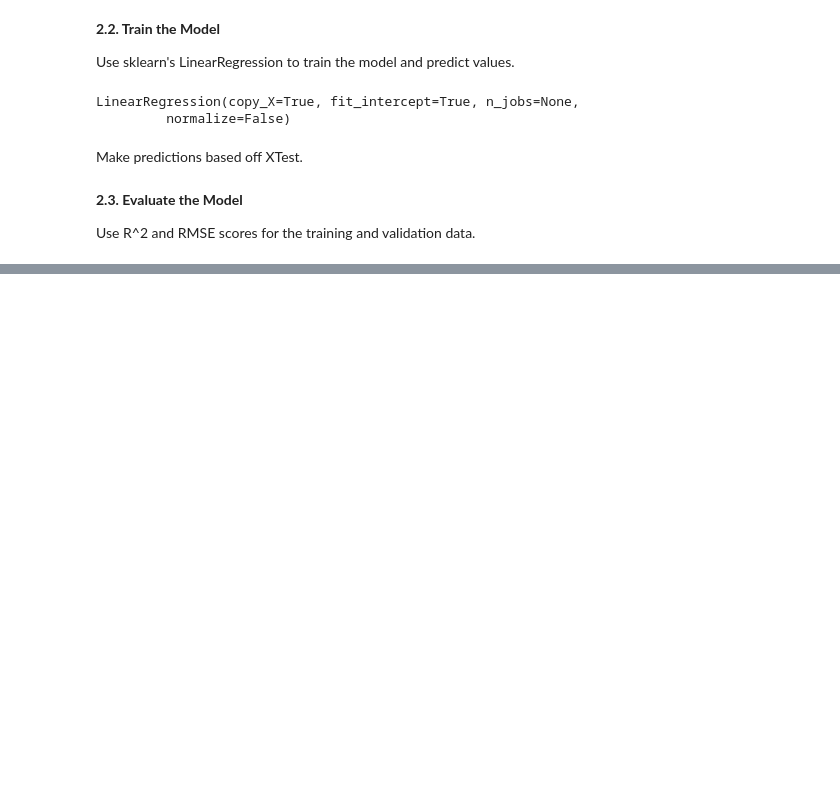
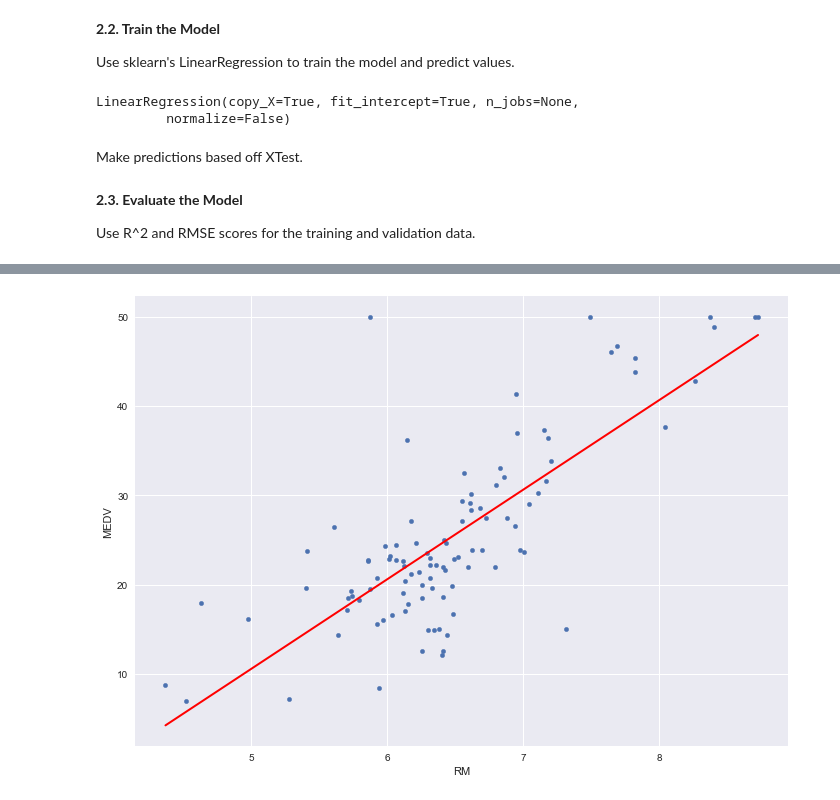
Before and after one commit to jmoakle2/CSC-505_2018_Assignment, a Jupyter notebook: Assignment_3/src/Oakley_Assignment_3.ipynb, the cells around one changed output, grey strips where cells are left out. Cells and saved outputs as stored; diff of their text form; code cells hidden in the pictures; blank space fills up the shorter version.

```diff
--- a/Assignment_3/src/Oakley_Assignment_3.ipynb
+++ b/Assignment_3/src/Oakley_Assignment_3.ipynb
@@ -237,0 +242,10 @@ plt.show()
+# %%
+# Use the model to make predictions for RM.
+lm = smf.ols(formula='MEDV ~ RM', data=Test_df).fit()
+X_new = pd.DataFrame({'RM':[Test_df.RM.min(), Test_df.RM.max()]})
+yPred = lm.predict(X_new)
+Test_df.plot(kind='scatter', x='RM', y='MEDV')
+plt.plot(X_new, yPred, color='red', linewidth=2)
+plt.show()
+# %% [output]
+[figure, added]
```
Also changed, not shown: parts of 17 cells of this notebook.
